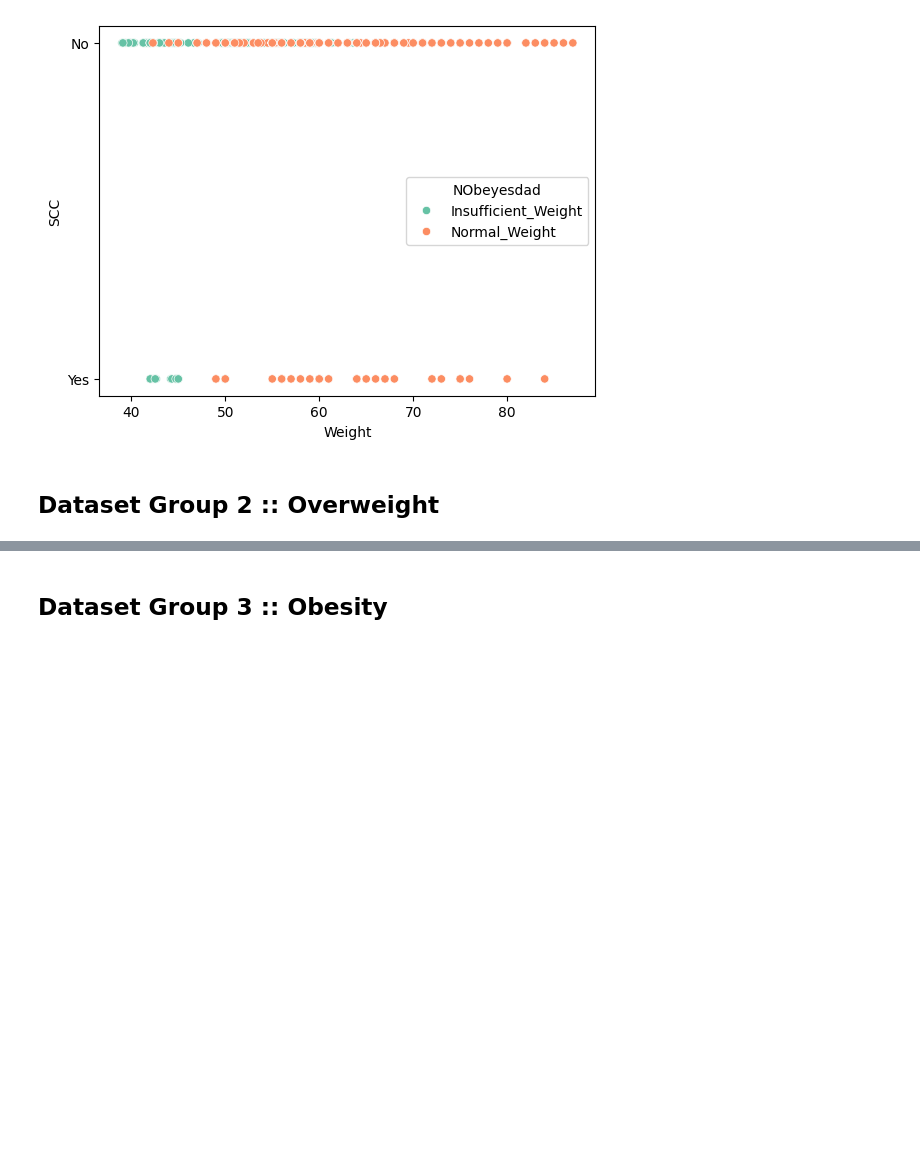
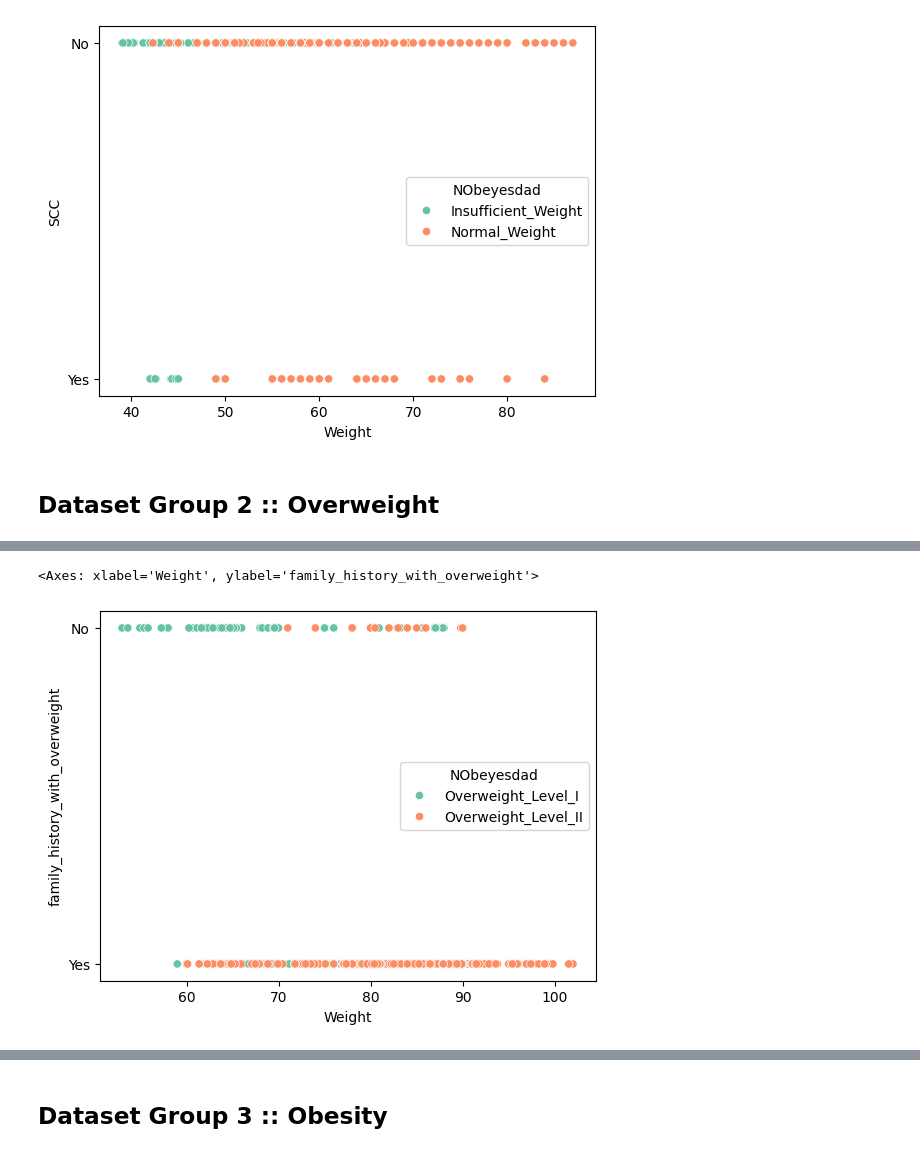
Before and after one commit to alexisuaguilaru/Obesity_Levels_Model, a Jupyter notebook: Exploratory_Data_Analysis/ExploratoryDataAnalysis.ipynb, the cells around one changed output, grey strips where cells are left out. Saved outputs shown, nothing was run; the diff lists cells and outputs as text; code cells hidden in the pictures; blank space fills up the shorter version.

```diff
--- a/Exploratory_Data_Analysis/ExploratoryDataAnalysis.ipynb
+++ b/Exploratory_Data_Analysis/ExploratoryDataAnalysis.ipynb
@@ -286,0 +301,5 @@ sns.heatmap(CorrelationMatrix_Group2,mask=MaskValues_Group2,cmap='RdYlBu',ytickl
+# %%
+sns.scatterplot(ObesityDataset_Group2,x='Weight',y='family_history_with_overweight',hue='NObeyesdad',palette='Set2')
+# %% [output]
+<Axes: xlabel='Weight', ylabel='family_history_with_overweight'>
+[figure, added]
```
Also changed, not shown: parts of 7 cells of this notebook.
